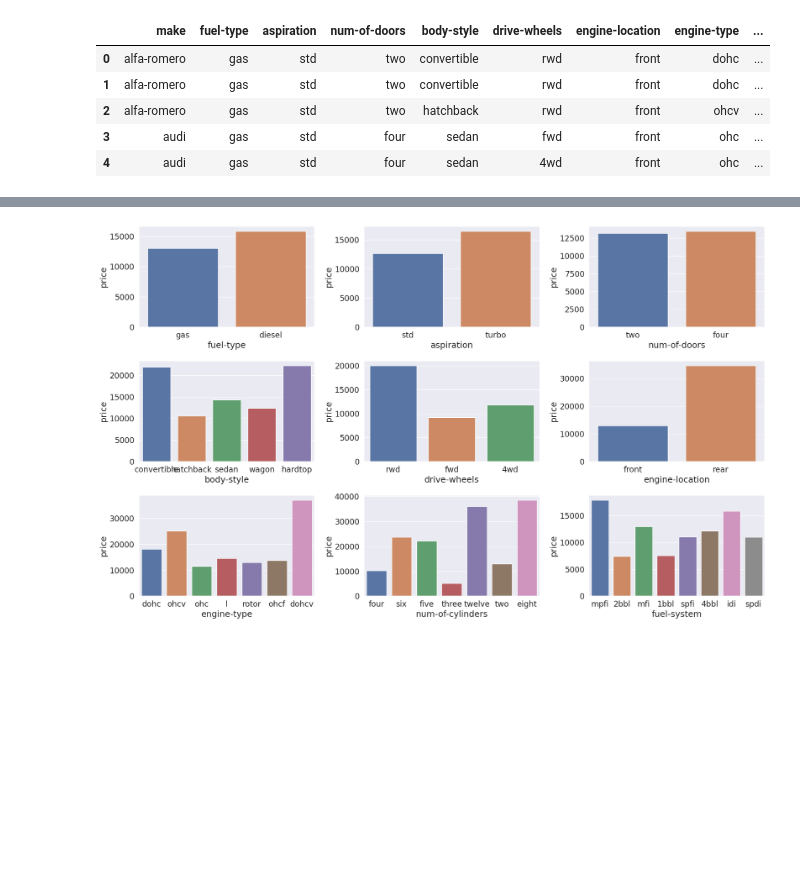
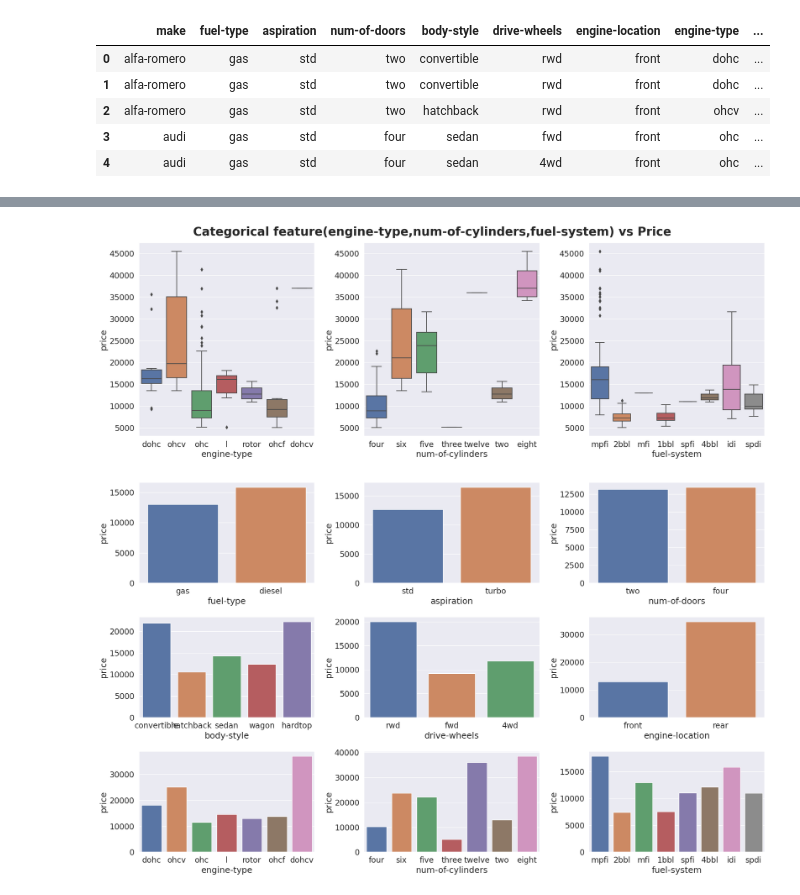
Before and after one commit to ShreeKeshavan/Car_price_prediction, a Jupyter notebook: Car_price_prediction.ipynb, the cells around one changed output, grey strips where cells are left out. Saved outputs shown, nothing was run; the diff lists cells and outputs as text; code cells hidden in the pictures; blank space fills up the shorter version.

```diff
--- a/Car_price_prediction.ipynb
+++ b/Car_price_prediction.ipynb
@@ -404,3 +401,20 @@ plt.show()
+# %%
+plt.figure(figsize=(20, 20))
+
+plt.subplot(3, 3, 1) # 3 rows, 3 columns, 1st subplot = left
+sns.boxplot(x='engine-type', y='price', data=df)
+
+plt.subplot(3, 3, 2) # 3 rows, 3 columns, 2nd subplot = middle
+sns.boxplot(x='num-of-cylinders', y='price', data=df)
+
+plt.subplot(3, 3, 3) # 3 rows, 3 columns, 3rd subplot = right
+sns.boxplot(x='fuel-system', y='price', data=df)
+
+plt.suptitle('Categorical feature(engine-type,num-of-cylinders,fuel-system) vs Price', fontsize=25, fontweight='bold')
+plt.tight_layout()
+plt.show()
+# %% [output]
+[figure, added]
 # %%
 plt.figure(figsize=(20, 12))
 
```
Also changed, not shown: parts of 8 cells of this notebook.
